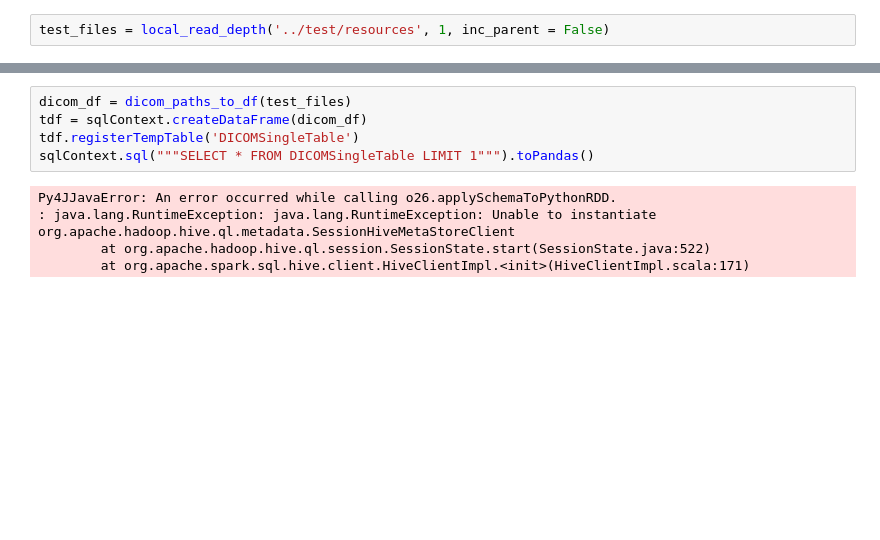
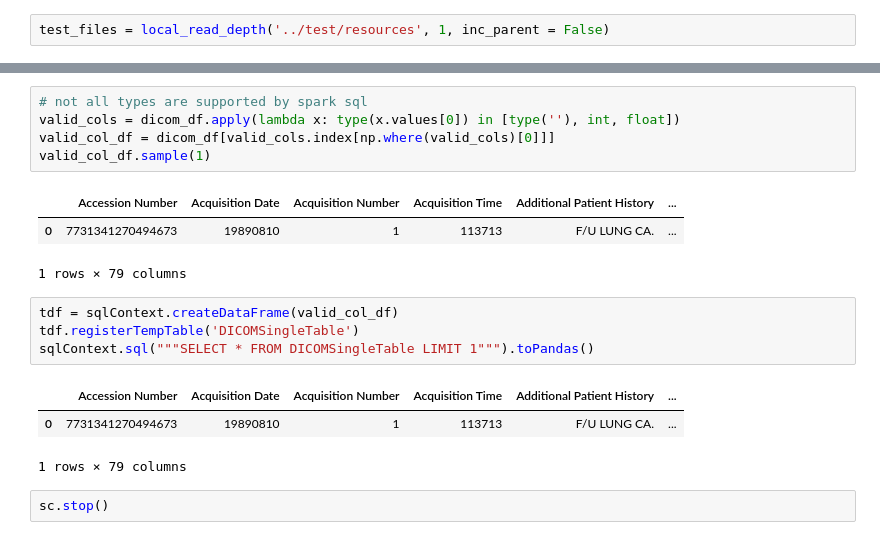
Before and after one commit to 4Quant/pyqae, a Jupyter notebook: notebooks/DicomDF Demos.ipynb, the cells around one changed output, grey strips where cells are left out. Saved outputs shown, nothing was run; the diff lists cells and outputs as text; blank space fills up the shorter version.

```diff
--- a/notebooks/DicomDF Demos.ipynb
+++ b/notebooks/DicomDF Demos.ipynb
@@ -6,10 +22,19 @@ test_files = local_read_depth('../test/resources', 1, inc_parent = False)
+# %%
+# not all types are supported by spark sql
+valid_cols = dicom_df.apply(lambda x: type(x.values[0]) in [type(''), int, float])
+valid_col_df = dicom_df[valid_cols.index[np.where(valid_cols)[0]]]
+valid_col_df.sample(1)
+# %% [output]
+|  | Accession Number | Acquisition Date | Acquisition Number | Acquisition Time | Additional Patient History | ... |
+| 0 | 7731341270494673 | 19890810 | 1 | 113713 | F/U LUNG CA. | ... |
+1 rows × 79 columns
 # %%
-dicom_df = dicom_paths_to_df(test_files)
-tdf = sqlContext.createDataFrame(dicom_df)
+tdf = sqlContext.createDataFrame(valid_col_df)
 tdf.registerTempTable('DICOMSingleTable')
 sqlContext.sql("""SELECT * FROM DICOMSingleTable LIMIT 1""").toPandas()
 # %% [output]
+|  | Accession Number | Acquisition Date | Acquisition Number | Acquisition Time | Additional Patient History | ... |
+| 0 | 7731341270494673 | 19890810 | 1 | 113713 | F/U LUNG CA. | ... |
-Py4JJavaError: An error occurred while calling o26.applySchemaToPythonRDD.
-: java.lang.RuntimeException: java.lang.RuntimeException: Unable to instantiate org.apache.hadoop.hive.ql.metadata.SessionHiveMetaStoreClient
-        at org.apache.hadoop.hive.ql.session.SessionState.start(SessionState.java:522)
-        at org.apache.spark.sql.hive.client.HiveClientImpl.<init>(HiveClientImpl.scala:171)
+1 rows × 79 columns
+# %%
+sc.stop()
```
Also changed, not shown: parts of 3 cells of this notebook, 9 other files.
